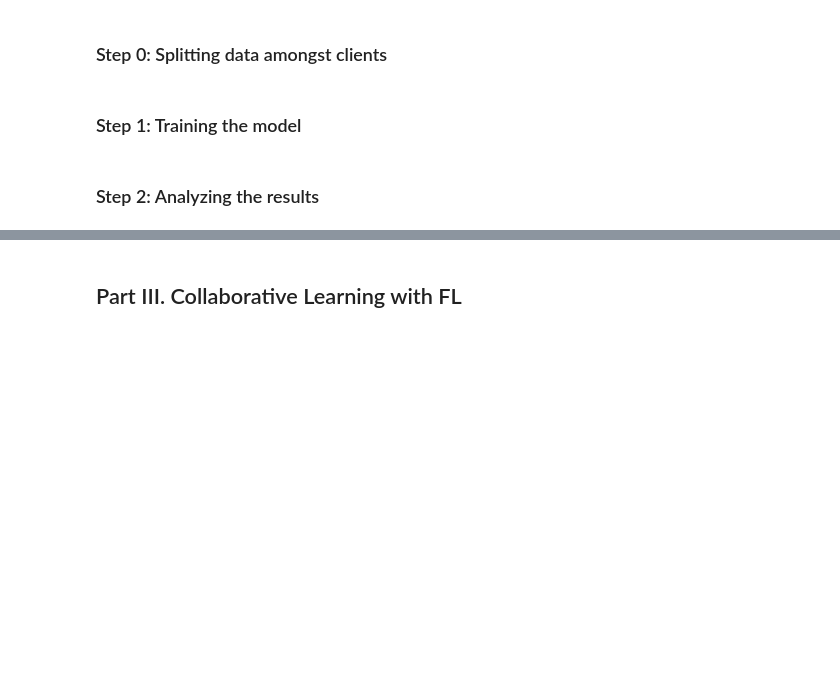
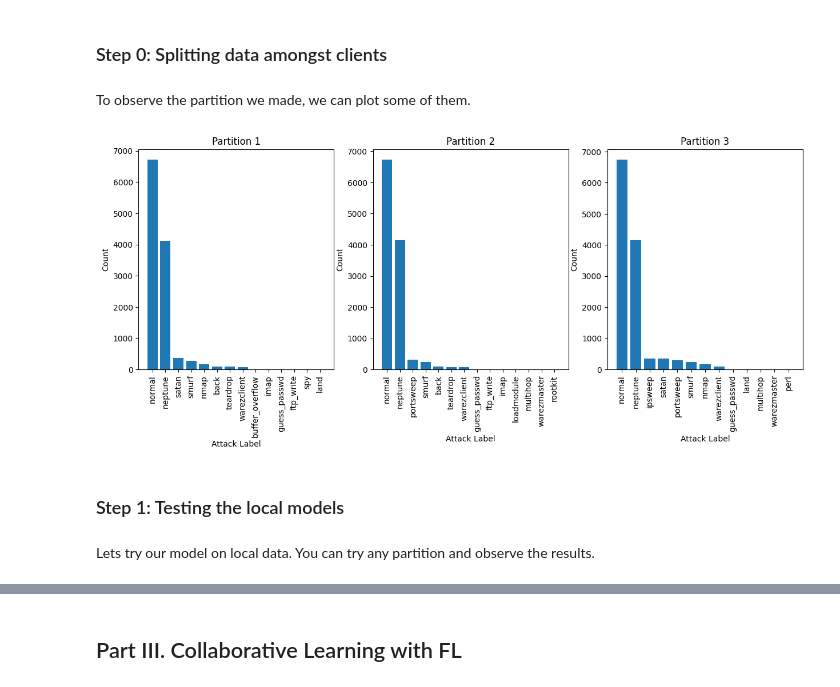
Before and after one commit to phdcybersec/teaching, a Jupyter notebook: tutorials/fl_for_ids_101.ipynb, the cells around one changed output, grey strips where cells are left out. Drawn from its saved outputs; the diff is of its cells as text; code cells hidden in the pictures; blank space fills up the shorter version.

```diff
--- a/tutorials/fl_for_ids_101.ipynb
+++ b/tutorials/fl_for_ids_101.ipynb
@@ -174,3 +180,6 @@ udpstorm              2
 phf                   2
 imap                  1
 Name: label, dtype: int64
+# %%
+ATTACK_LABELS = m_train.unique()[m_train.unique() != 'normal']
+print(f"Attack labels: {ATTACK_LABELS}")
@@ -226,4 +493,28 @@ TypeError: ignored
+# %% [markdown]
+To observe the partition we made, we can plot some of them.
+# %%
+
+# plot the distribution of 3 partitions
+_, (ax1, ax2, ax3) = plt.subplots(1, 3, figsize=(15, 5))
+ax1.set_title("Partition 1")
+ax1.set_ylabel("Count")
+ax1.set_xlabel("Attack Label")
+ax1.tick_params(axis='x', rotation=90)
+ax1.bar(partitions[0][2].value_counts().index, partitions[0][2].value_counts())
+ax2.set_title("Partition 2")
+ax2.set_ylabel("Count")
+ax2.set_xlabel("Attack Label")
+ax2.tick_params(axis='x', rotation=90)
+ax2.bar(partitions[1][2].value_counts().index, partitions[1][2].value_counts())
+ax3.set_title("Partition 3")
+ax3.set_ylabel("Count")
+ax3.set_xlabel("Attack Label")
+ax3.tick_params(axis='x', rotation=90)
+ax3.bar(partitions[2][2].value_counts().index, partitions[2][2].value_counts())
+plt.show()
+# %% [output]
+[figure, added]
 # %% [markdown]
-### Step 1: Training the model
+### Step 1: Testing the local models
-# %% [markdown]
-### Step 2: Analyzing the results
+# %% [markdown]
+Lets try our model on local data. You can try any partition and observe the results.
```
Also changed, not shown: parts of 39 cells of this notebook, 5 other files.
